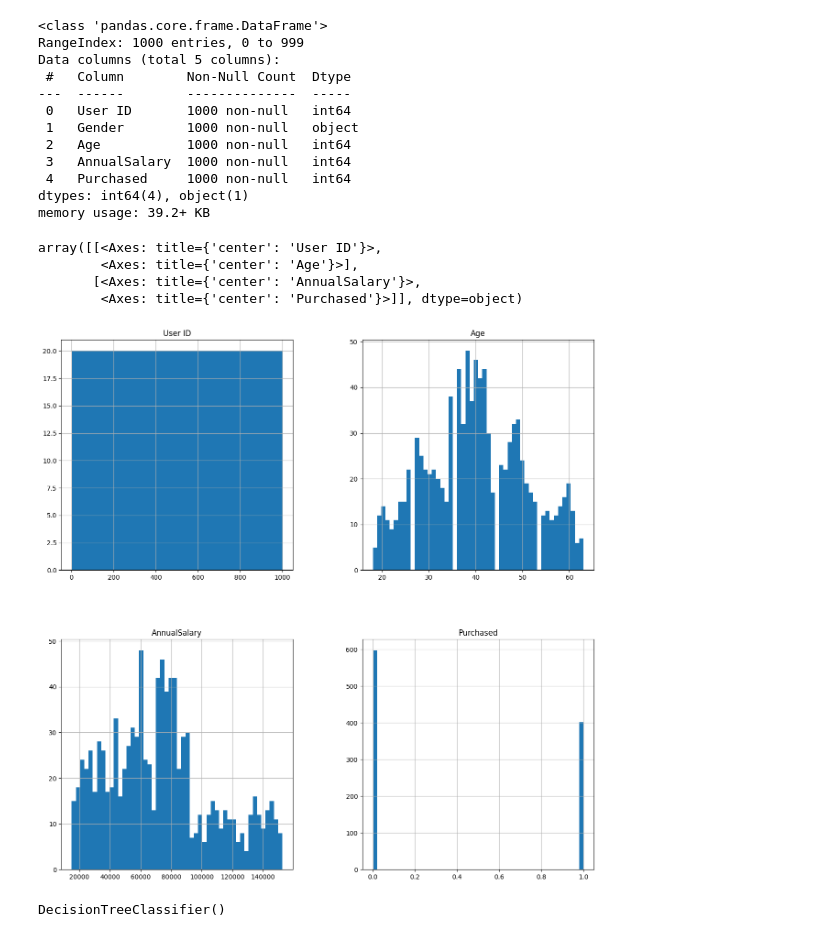
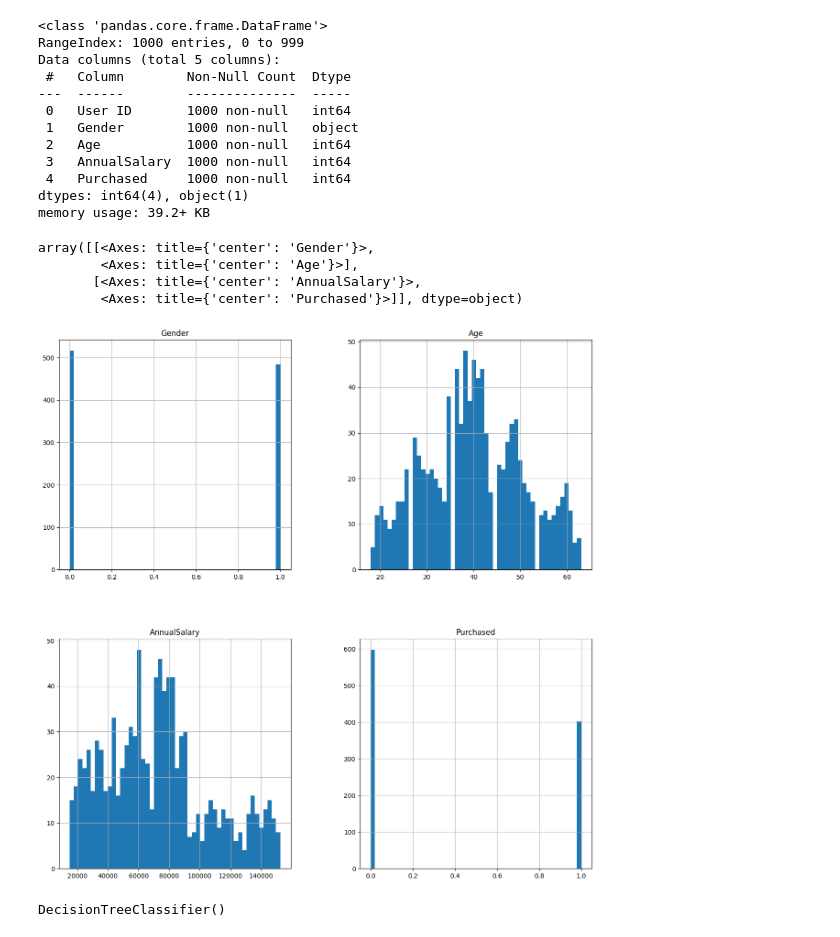
Before and after one commit to wp225/sklearn, a Jupyter notebook: decision_treee_pruning.ipynb, the cells around one changed output. Cells and saved outputs as stored; diff of their text form; code cells hidden in the pictures.

```diff
--- a/decision_treee_pruning.ipynb
+++ b/decision_treee_pruning.ipynb
@@ -38,18 +53,17 @@ Data columns (total 5 columns):
  4   Purchased     1000 non-null   int64
 dtypes: int64(4), object(1)
 memory usage: 39.2+ KB
-# %%
-df.hist(bins=50,figsize=[15,15])
-# %% [output]
-array([[<Axes: title={'center': 'User ID'}>,
-        <Axes: title={'center': 'Age'}>],
-       [<Axes: title={'center': 'AnnualSalary'}>,
-        <Axes: title={'center': 'Purchased'}>]], dtype=object)
-[figure, removed]
 # %%
 df_numeric=df.replace(to_replace=['Male','Female'],value=[1,0])
 # %%
 df_final=df_numeric.drop('User ID',axis=1)
+df_final.hist(bins=50,figsize=[15,15])
+# %% [output]
+array([[<Axes: title={'center': 'Gender'}>,
+        <Axes: title={'center': 'Age'}>],
+       [<Axes: title={'center': 'AnnualSalary'}>,
+        <Axes: title={'center': 'Purchased'}>]], dtype=object)
+[figure, added]
 # %%
 X=df_final.drop('Purchased',axis=1)
 y=df_final['Purchased']
```
Also changed, not shown: parts of 5 cells of this notebook.
